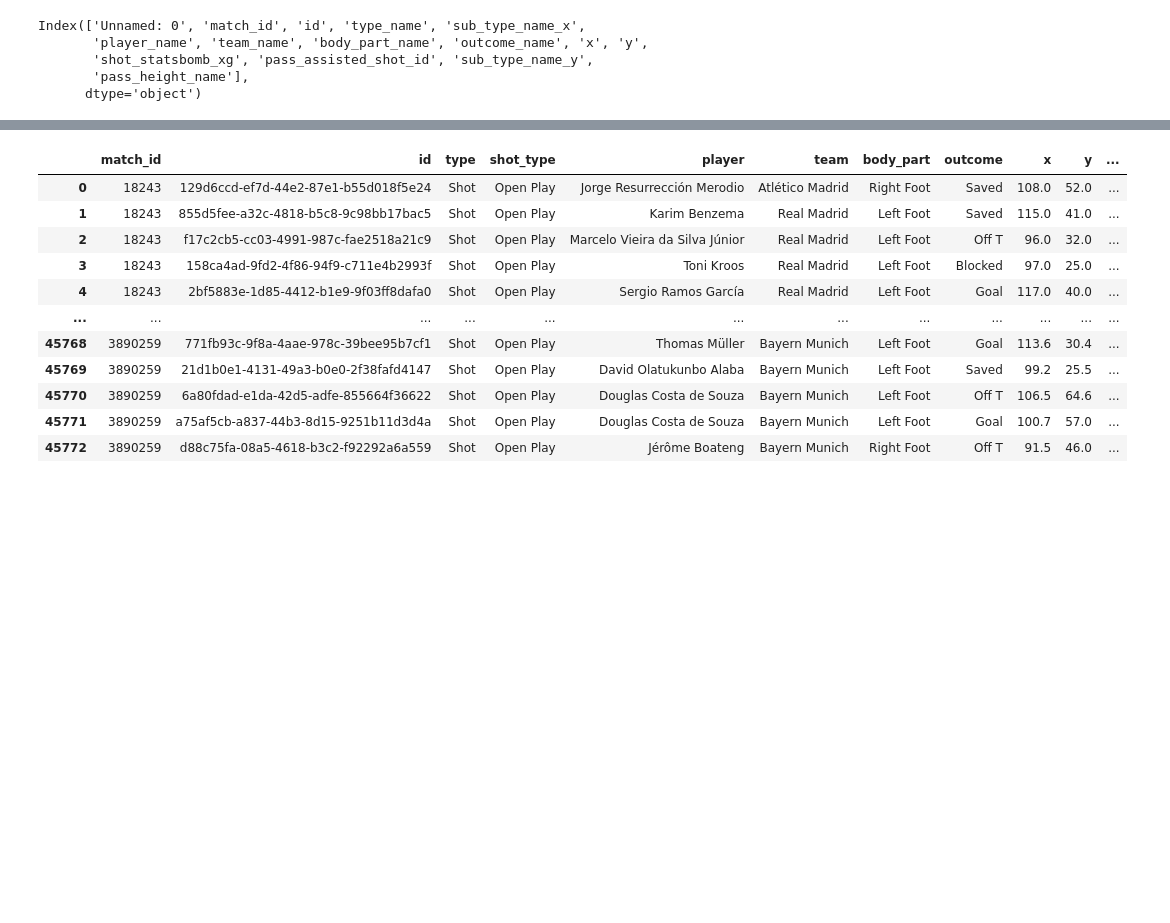
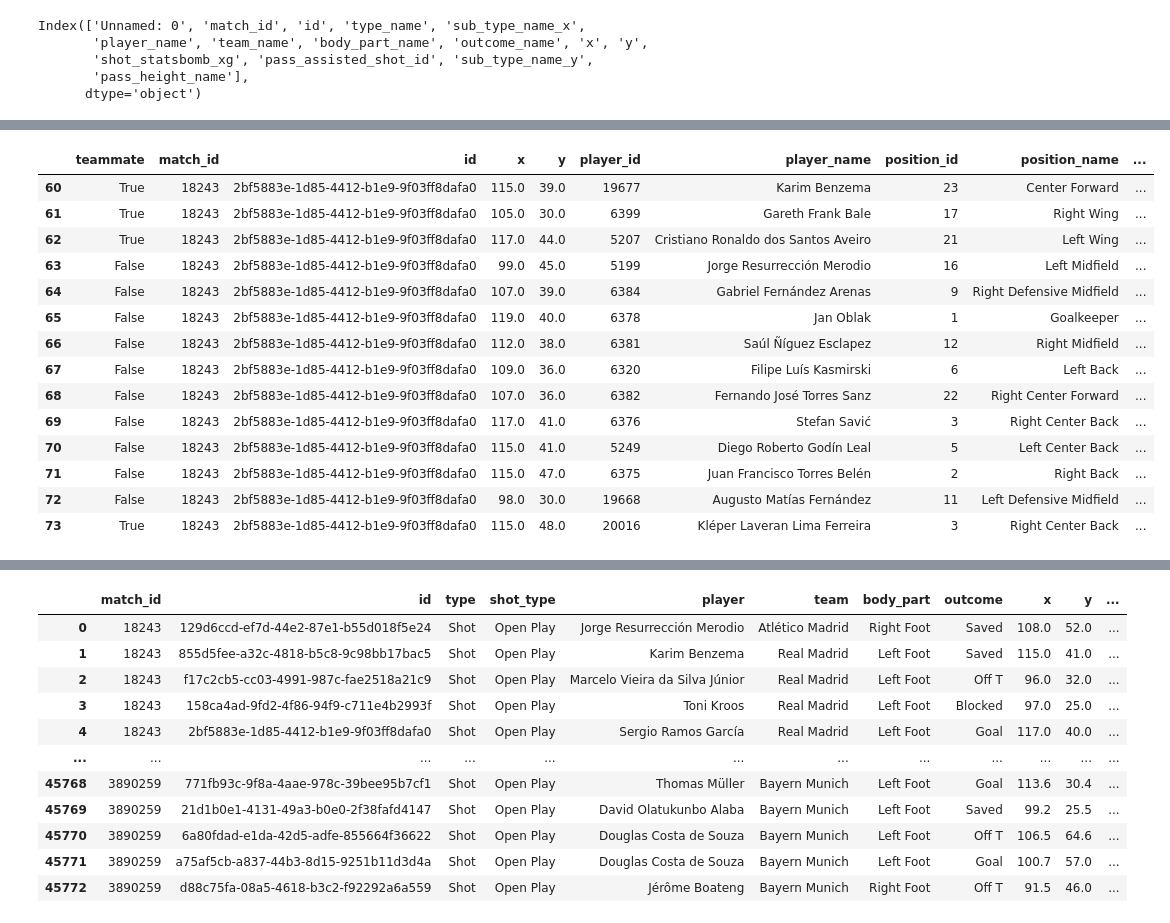
Before and after one commit to jmlee8939/Expected-values-of-soccer, a Jupyter notebook: Xg_analysis2.ipynb, the cells around one changed output, grey strips where cells are left out. Saved outputs shown, nothing was run; the diff lists cells and outputs as text; code cells hidden in the pictures; blank space fills up the shorter version.

```diff
--- a/Xg_analysis2.ipynb
+++ b/Xg_analysis2.ipynb
@@ -71,0 +109,18 @@ df.columns = ['match_id', 'id', 'type', 'shot_type', 'player', 'team',
+# %%
+t_freeze
+# %% [output]
+|  | teammate | match_id | id | x | y | player_id | player_name | position_id | position_name | ... |
+| 60 | True | 18243 | 2bf5883e-1d85-4412-b1e9-9f03ff8dafa0 | 115.0 | 39.0 | 19677 | Karim Benzema | 23 | Center Forward | ... |
+| 61 | True | 18243 | 2bf5883e-1d85-4412-b1e9-9f03ff8dafa0 | 105.0 | 30.0 | 6399 | Gareth Frank Bale | 17 | Right Wing | ... |
+| 62 | True | 18243 | 2bf5883e-1d85-4412-b1e9-9f03ff8dafa0 | 117.0 | 44.0 | 5207 | Cristiano Ronaldo dos Santos Aveiro | 21 | Left Wing | ... |
+| 63 | False | 18243 | 2bf5883e-1d85-4412-b1e9-9f03ff8dafa0 | 99.0 | 45.0 | 5199 | Jorge Resurrección Merodio | 16 | Left Midfield | ... |
+| 64 | False | 18243 | 2bf5883e-1d85-4412-b1e9-9f03ff8dafa0 | 107.0 | 39.0 | 6384 | Gabriel Fernández Arenas | 9 | Right Defensive Midfield | ... |
+| 65 | False | 18243 | 2bf5883e-1d85-4412-b1e9-9f03ff8dafa0 | 119.0 | 40.0 | 6378 | Jan Oblak | 1 | Goalkeeper | ... |
+| 66 | False | 18243 | 2bf5883e-1d85-4412-b1e9-9f03ff8dafa0 | 112.0 | 38.0 | 6381 | Saúl Ñíguez Esclapez | 12 | Right Midfield | ... |
+| 67 | False | 18243 | 2bf5883e-1d85-4412-b1e9-9f03ff8dafa0 | 109.0 | 36.0 | 6320 | Filipe Luís Kasmirski | 6 | Left Back | ... |
+| 68 | False | 18243 | 2bf5883e-1d85-4412-b1e9-9f03ff8dafa0 | 107.0 | 36.0 | 6382 | Fernando José Torres Sanz | 22 | Right Center Forward | ... |
+| 69 | False | 18243 | 2bf5883e-1d85-4412-b1e9-9f03ff8dafa0 | 117.0 | 41.0 | 6376 | Stefan Savić | 3 | Right Center Back | ... |
+| 70 | False | 18243 | 2bf5883e-1d85-4412-b1e9-9f03ff8dafa0 | 115.0 | 41.0 | 5249 | Diego Roberto Godín Leal | 5 | Left Center Back | ... |
+| 71 | False | 18243 | 2bf5883e-1d85-4412-b1e9-9f03ff8dafa0 | 115.0 | 47.0 | 6375 | Juan Francisco Torres Belén | 2 | Right Back | ... |
+| 72 | False | 18243 | 2bf5883e-1d85-4412-b1e9-9f03ff8dafa0 | 98.0 | 30.0 | 19668 | Augusto Matías Fernández | 11 | Left Defensive Midfield | ... |
+| 73 | True | 18243 | 2bf5883e-1d85-4412-b1e9-9f03ff8dafa0 | 115.0 | 48.0 | 20016 | Kléper Laveran Lima Ferreira | 3 | Right Center Back | ... |
```
Also changed, not shown: parts of 9 cells of this notebook, 1 other file.
